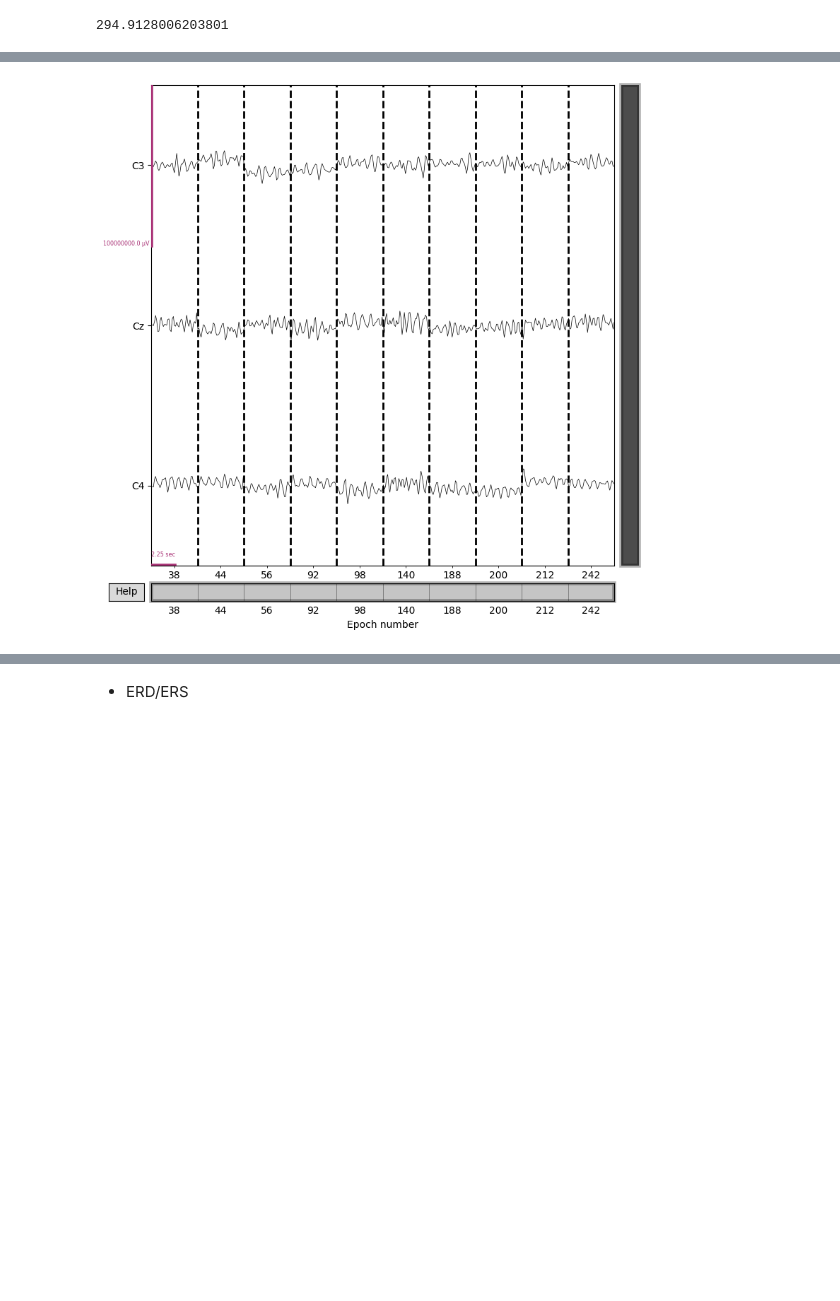
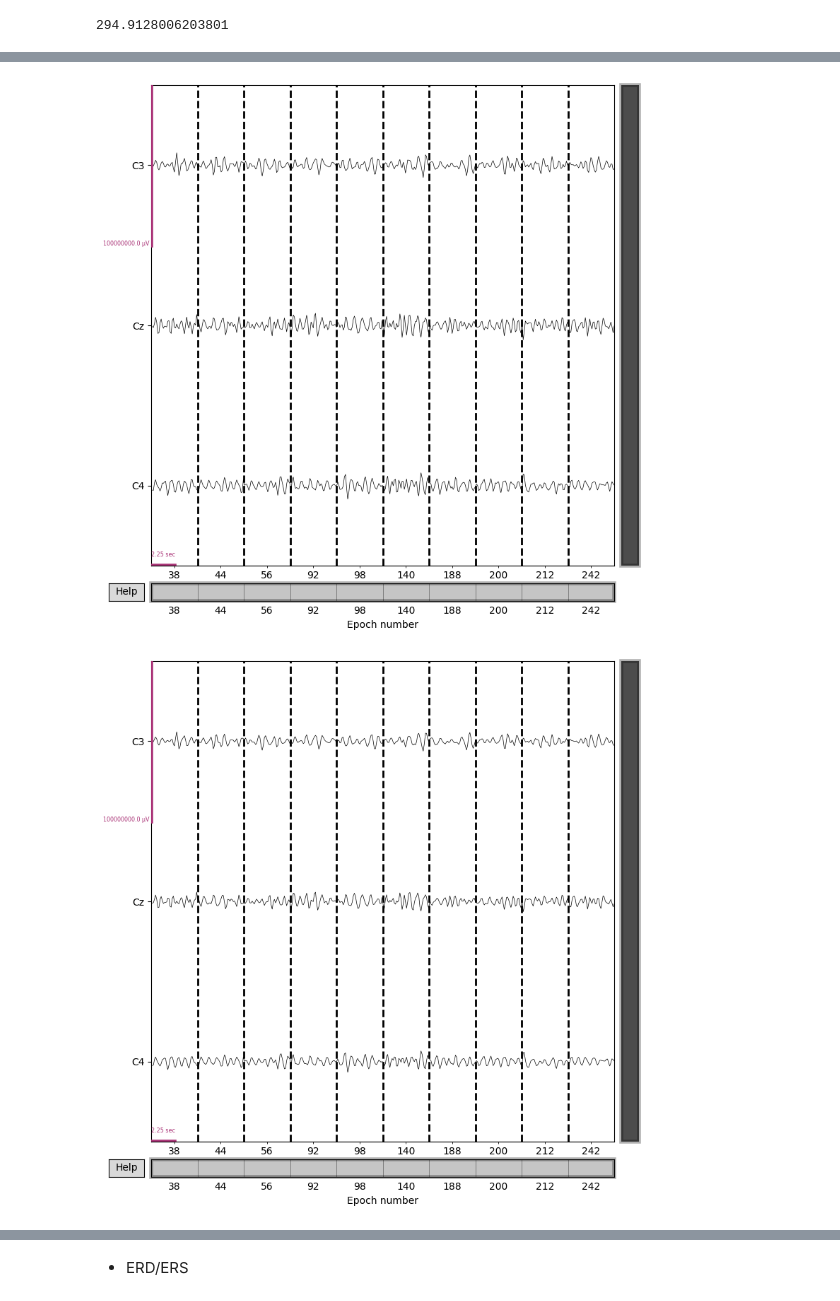
Before and after one commit to pipogood/Senior_Thesis, a Jupyter notebook: Data_preprocessing.ipynb, the cells around one changed output, grey strips where cells are left out. Drawn from its saved outputs; the diff is of its cells as text; code cells hidden in the pictures; blank space fills up the shorter version.

Commit message:
Add spatial filter MRCP

```diff
--- a/Data_preprocessing.ipynb
+++ b/Data_preprocessing.ipynb
@@ -58,7 +65,6 @@ events, event_dict = mne.events_from_annotations(eeg1)
 epochs = mne.Epochs(eeg1, events,
         tmin=-1.5,     # init timestamp of epoch (0 means trigger timestamp same as event start)
         tmax=3.0,    # final timestamp (10 means set epoch duration 10 second)
-        baseline=(0, 0),
         event_id=event_dict,
         preload = True,
         event_repeated='drop'
@@ -72,6 +79,36 @@ Applying baseline correction (mode: mean)
 0 projection items activated
 Using data from preloaded Raw for 205 events and 1126 original time points ...
 2 bad epochs dropped
+# %%
+def display(x, x_filt, title):
+    plt.figure(figsize=(20, 3))
+    plt.plot(x, "-", label="original")
+    plt.plot(x_filt, "-", label="filtered")
+    plt.title(title)
+    plt.legend()
+    plt.show()
+
+WIN_SIZE = 1125
+Select_channel = 3
+filters = {
+    # "box": BoxFilter(WIN_SIZE),
+    "gaussian": GaussianFilter(WIN_SIZE, sigma_d=20),
+    # "bilateral": BilateralFilter(WIN_SIZE, sigma_d=15, sigma_i=7.5),
+    # "non local mean": NonLocalMeanFilter(WIN_SIZE)
+}
+# print(filters.items())
+left_epochs = epochs['OVTK_GDF_Left']
+right_epochs = epochs['OVTK_GDF_Right']
+up_epochs = epochs['OVTK_GDF_Up']
+for filter_name,filt in filters.items():
+    for j in range(0,Select_channel):
+        for i in range(0,len(epochs['OVTK_GDF_Left'])):
+            left_filt = filt.fit_transform(left_epochs.get_data()[i][j])
+            left_epochs._data[i][j] = left_filt
+            right_filt = filt.fit_transform(right_epochs.get_data()[i][j])
+            right_epochs._data[i][j] = right_filt
+            up_filt = filt.fit_transform(up_epochs.get_data()[i][j])
+            up_epochs._data[i][j] = up_filt
 # %%
 epochs['OVTK_GDF_Left'].plot(
     scalings=50, # You may edit scalings value later
@@ -83,11 +123,14 @@ left = epochs['OVTK_GDF_Left'].average()
 # %%
 epochs['OVTK_GDF_Right'].plot(
     scalings=50, # You may edit scalings value later
-    title='Left stimuli start',
 )
-right = epochs['OVTK_GDF_Right'].average()
+right_epochs.plot(
+    scalings=50, # You may edit scalings value later
+)
+right = right_epochs['OVTK_GDF_Right'].average()
 # %% [output]
-[figure, old version]
+[figure, new version]
+[figure, added]
 # %%
 epochs['OVTK_GDF_Up'].plot(
     scalings=50, # You may edit scalings value later
```
Also changed, not shown: parts of 7 cells of this notebook, 4 other files.
